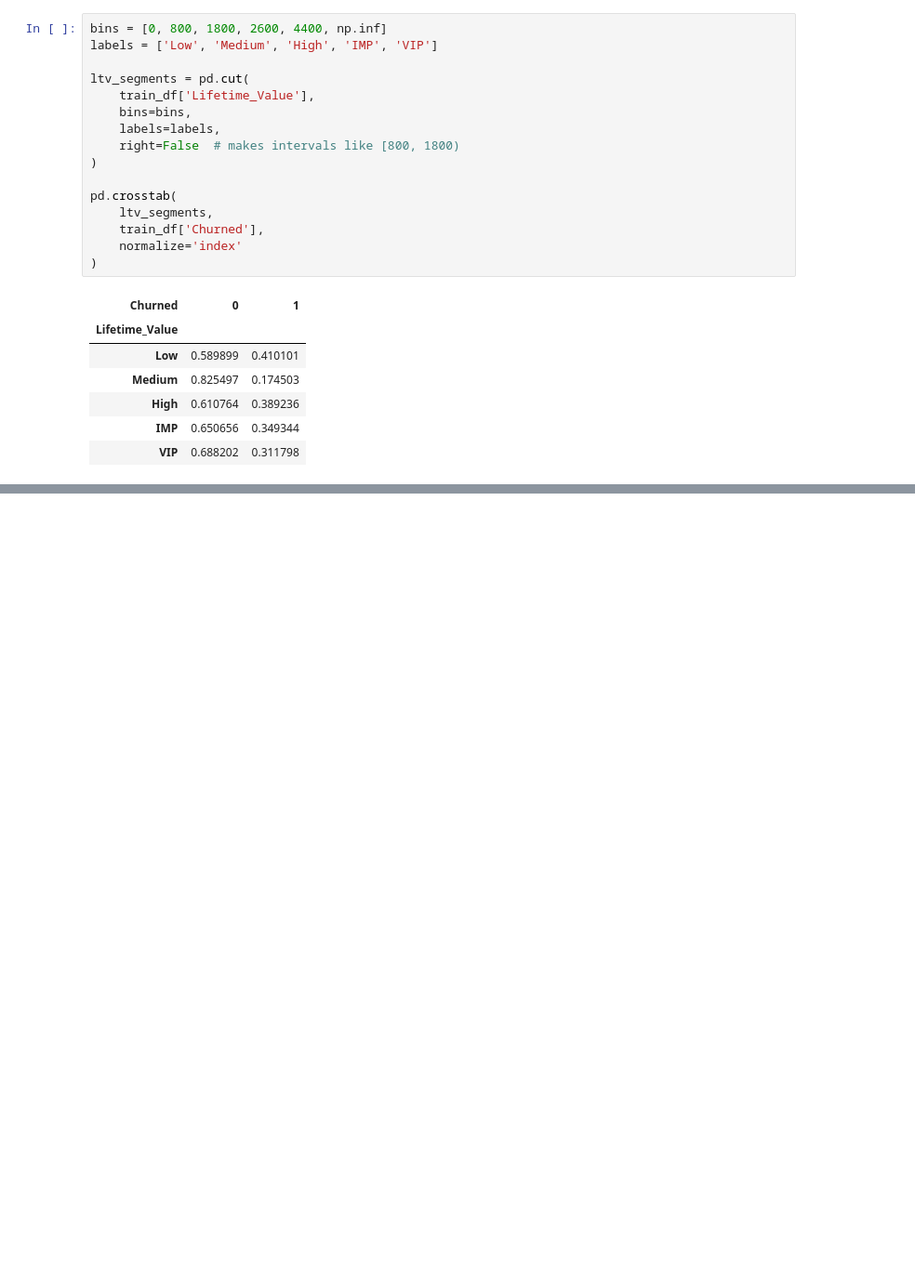
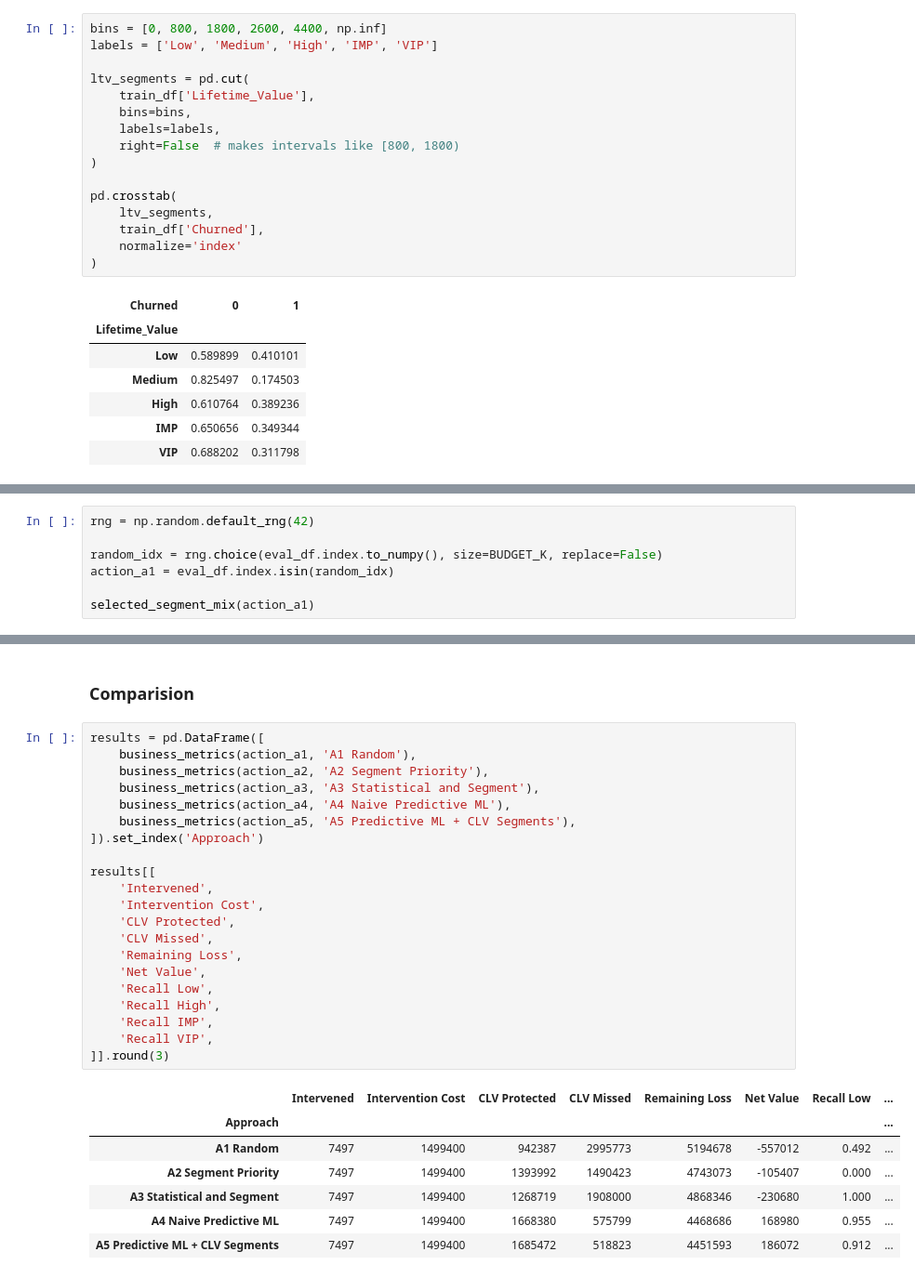
Before and after one commit to shashankgarewal/customer-churn-prediction-segmentation-revenue-risk-analysis, a Jupyter notebook: notebooks/business-solution-evaluation.ipynb, the cells around one changed output, grey strips where cells are left out. Shown at 93% size. Saved outputs shown, nothing was run; the diff lists cells and outputs as text; blank space fills up the shorter version.

```diff
--- a/notebooks/business-solution-evaluation.ipynb
+++ b/notebooks/business-solution-evaluation.ipynb
@@ -178,0 +280,7 @@ recall_score(top1_ltv_ytest, top1_ltv_ypred)
+# %%
+rng = np.random.default_rng(42)
+
+random_idx = rng.choice(eval_df.index.to_numpy(), size=BUDGET_K, replace=False)
+action_a1 = eval_df.index.isin(random_idx)
+
+selected_segment_mix(action_a1)
@@ -181,0 +398,31 @@ recall_score(top1_ltv_ytest, top1_ltv_ypred)
+# %% [markdown]
+### Comparision
+# %%
+results = pd.DataFrame([
+    business_metrics(action_a1, 'A1 Random'),
+    business_metrics(action_a2, 'A2 Segment Priority'),
+    business_metrics(action_a3, 'A3 Statistical and Segment'),
+    business_metrics(action_a4, 'A4 Naive Predictive ML'),
+    business_metrics(action_a5, 'A5 Predictive ML + CLV Segments'),
+]).set_index('Approach')
+
+results[[
+    'Intervened',
+    'Intervention Cost',
+    'CLV Protected',
+    'CLV Missed',
+    'Remaining Loss',
+    'Net Value',
+    'Recall Low',
+    'Recall High',
+    'Recall IMP',
+    'Recall VIP',
+]].round(3)
+# %% [output]
+|  | Intervened | Intervention Cost | CLV Protected | CLV Missed | Remaining Loss | Net Value | Recall Low | ... |
+| Approach |  |  |  |  |  |  |  | ... |
+| A1 Random | 7497 | 1499400 | 942387 | 2995773 | 5194678 | -557012 | 0.492 | ... |
+| A2 Segment Priority | 7497 | 1499400 | 1393992 | 1490423 | 4743073 | -105407 | 0.000 | ... |
+| A3 Statistical and Segment | 7497 | 1499400 | 1268719 | 1908000 | 4868346 | -230680 | 1.000 | ... |
+| A4 Naive Predictive ML | 7497 | 1499400 | 1668380 | 575799 | 4468686 | 168980 | 0.955 | ... |
+| A5 Predictive ML + CLV Segments | 7497 | 1499400 | 1685472 | 518823 | 4451593 | 186072 | 0.912 | ... |
```
Also changed, not shown: parts of 18 cells of this notebook.
